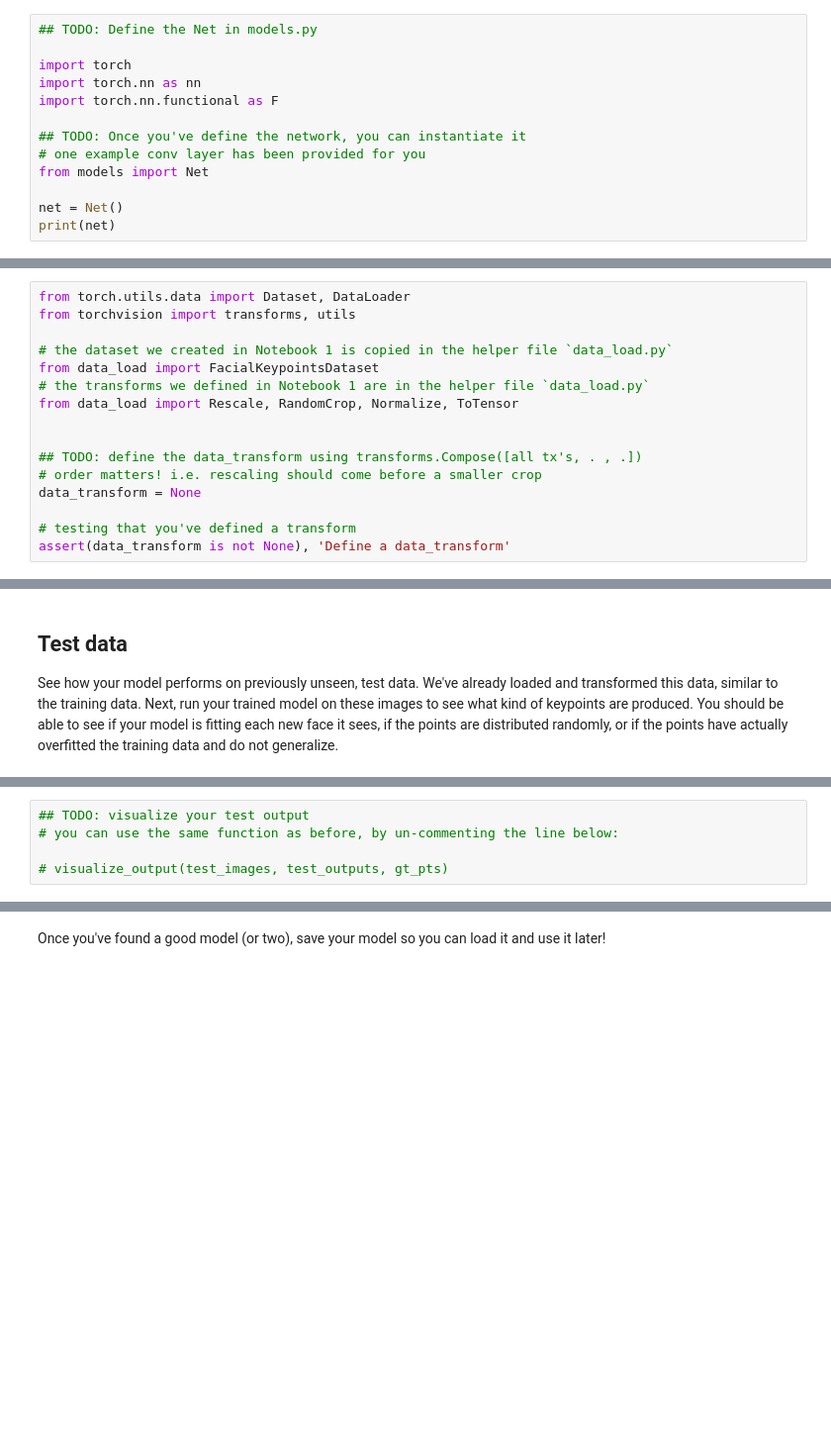
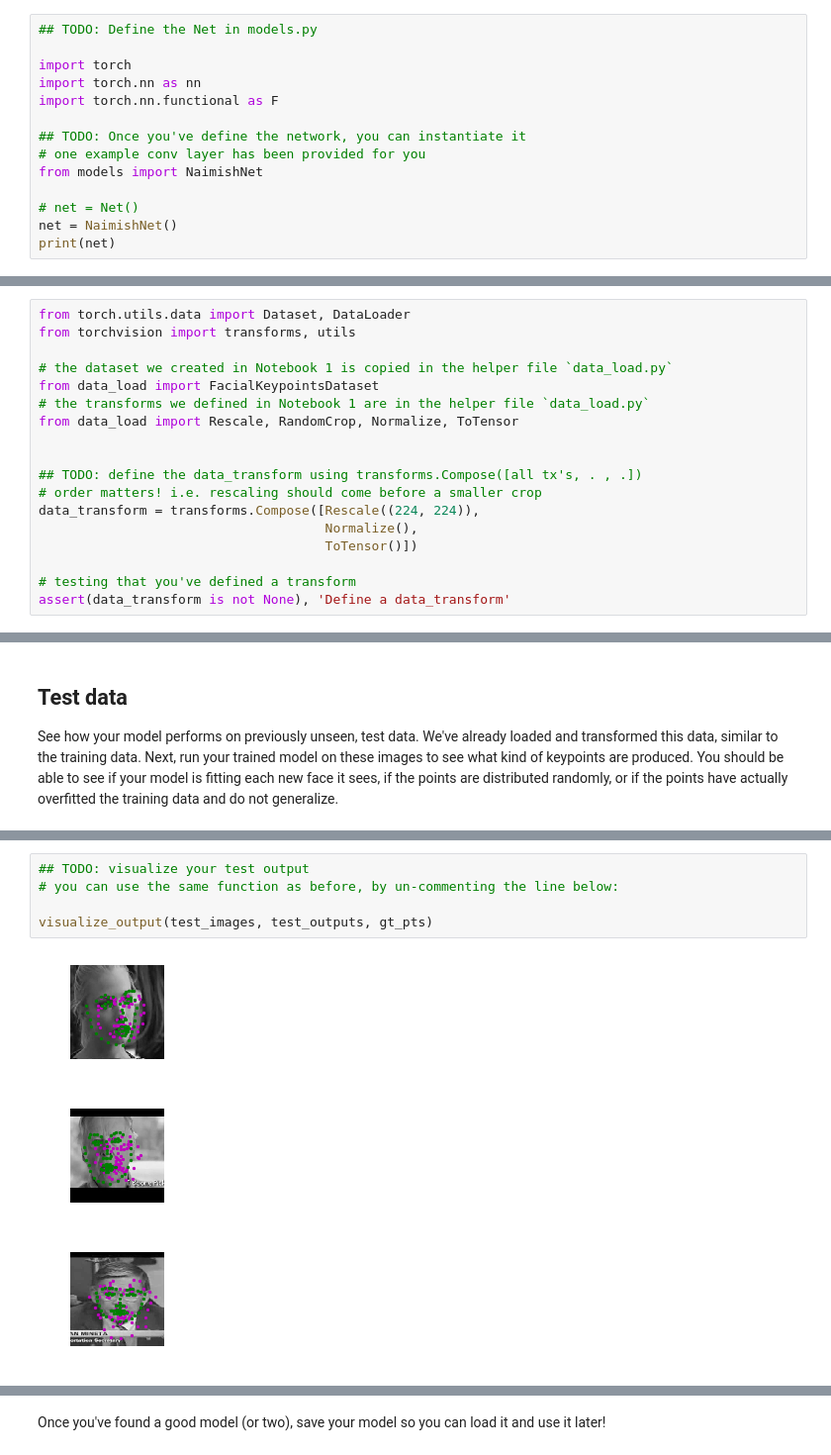
Before and after one commit to jesus-a-martinez-v/facial-keypoints, a Jupyter notebook: 2. Define the Network Architecture.ipynb, the cells around one changed output, grey strips where cells are left out. Shown at 99% size. Saved outputs shown, nothing was run; the diff lists cells and outputs as text; blank space fills up the shorter version.

Commit message:
Implements NaimishNet.

```diff
--- a/2. Define the Network Architecture.ipynb
+++ b/2. Define the Network Architecture.ipynb
@@ -81,7 +81,8 @@ import torch.nn.functional as F
 
 ## TODO: Once you've define the network, you can instantiate it
 # one example conv layer has been provided for you
-from models import Net
+from models import NaimishNet
 
-net = Net()
+# net = Net()
+net = NaimishNet()
 print(net)
@@ -125,7 +146,9 @@ from data_load import Rescale, RandomCrop, Normalize, ToTensor
 
 ## TODO: define the data_transform using transforms.Compose([all tx's, . , .])
 # order matters! i.e. rescaling should come before a smaller crop
-data_transform = None
+data_transform = transforms.Compose([Rescale((224, 224)),
+                                     Normalize(),
+                                     ToTensor()])
 
 # testing that you've defined a transform
 assert(data_transform is not None), 'Define a data_transform'
@@ -383,5 +459,9 @@ print(gt_pts.size())
 # %%
 ## TODO: visualize your test output
 # you can use the same function as before, by un-commenting the line below:
 
-# visualize_output(test_images, test_outputs, gt_pts)
+visualize_output(test_images, test_outputs, gt_pts)
+# %% [output]
+[figure, added]
+[figure, added]
+[figure, added]
```
Also changed, not shown: parts of 9 cells of this notebook, 2 other files.
